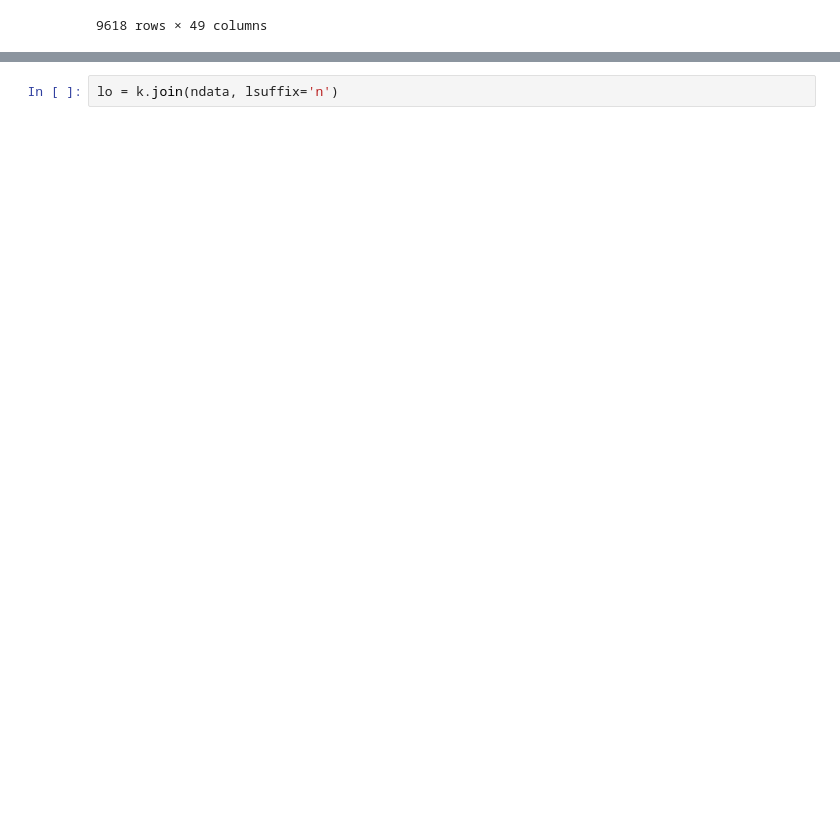
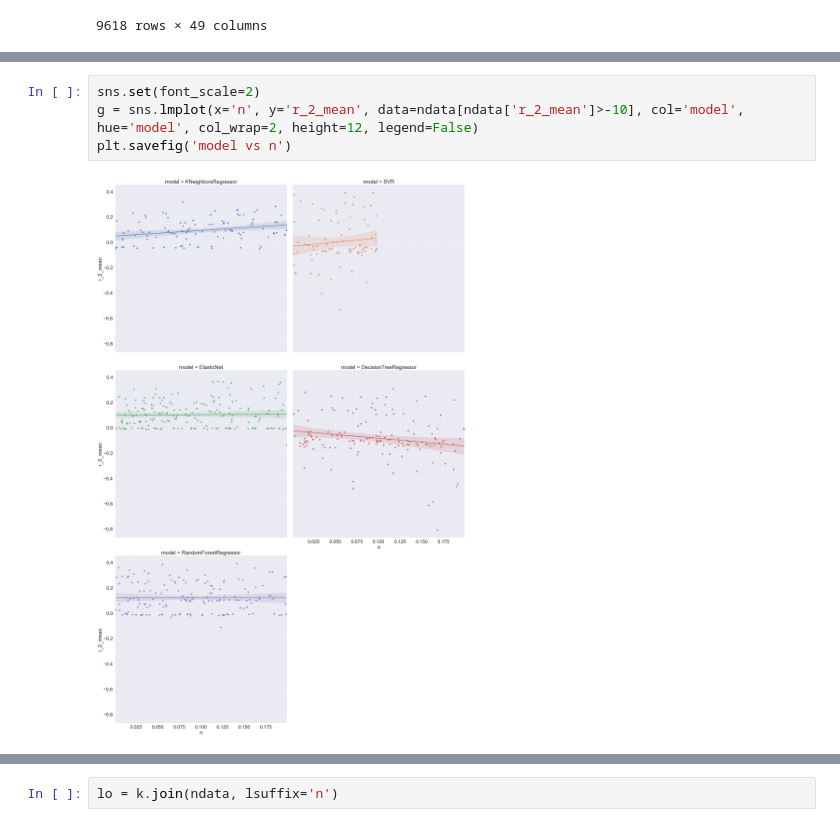
Before and after one commit to lucas-ubm/phc-data-pipeline, a Jupyter notebook: Ranalysis.ipynb, the cells around one changed output, grey strips where cells are left out. Drawn from its saved outputs; the diff is of its cells as text; blank space fills up the shorter version.

```diff
--- a/Ranalysis.ipynb
+++ b/Ranalysis.ipynb
@@ -334,0 +316,6 @@ jo = no[no['Unnamed: 0'].isin(['Selumetinib_vemurafenib 8 to 1 ratio mol by mol'
+# %%
+sns.set(font_scale=2)
+g = sns.lmplot(x='n', y='r_2_mean', data=ndata[ndata['r_2_mean']>-10], col='model', hue='model', col_wrap=2, height=12, legend=False)
+plt.savefig('model vs n')
+# %% [output]
+[figure, added]
```
Also changed, not shown: parts of 31 cells of this notebook, 5 other files.
